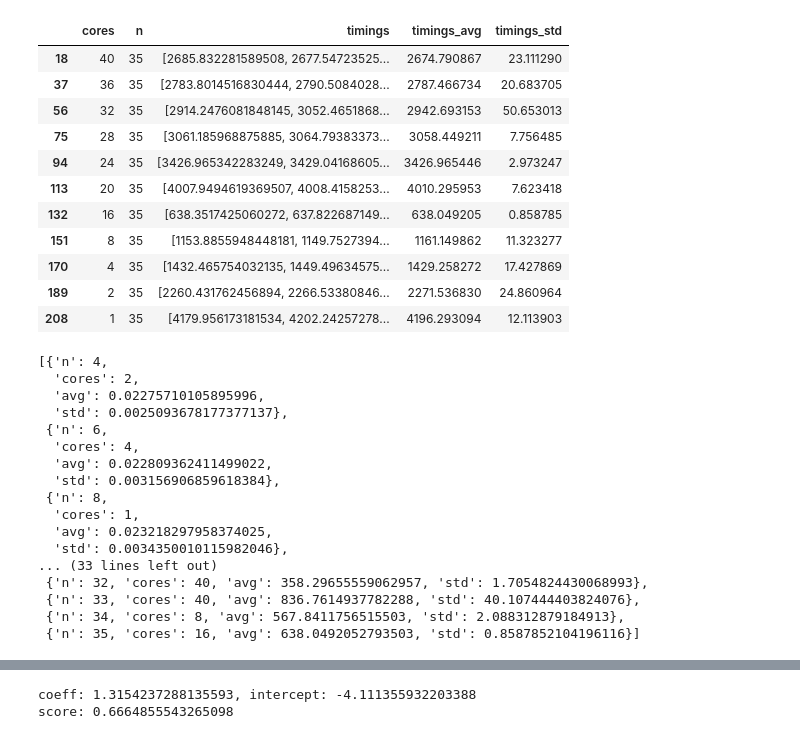
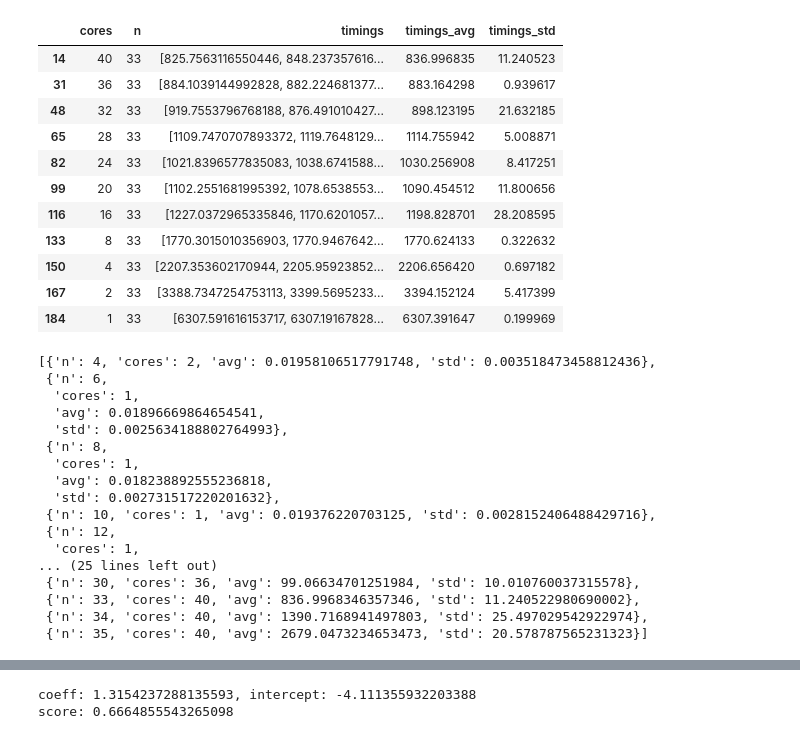
Before and after one commit to soudy/bachelor-thesis, a Jupyter notebook: notebooks/visualizations/QX benchmark visualization.ipynb, the cells around one changed output, grey strips where cells are left out. Cells and saved outputs as stored; diff of their text form; code cells hidden in the pictures.

Commit message:
Correct benchmark results

```diff
--- a/notebooks/visualizations/QX benchmark visualization.ipynb
+++ b/notebooks/visualizations/QX benchmark visualization.ipynb
@@ -11,7 +11,7 @@ results = []
 for core in cores:
     for n in ns:
         try:
-            timings = np.load(f'./data/qx_benchmark_fat_soil_shared_64bit/qaoa_n{n}_cores{core}.npz', allow_pickle=True)
+            timings = np.load(f'./data/qx_benchmark_fat_soil_shared/qx_benchmark_fat_soil_shared//qaoa_n{n}_cores{core}.npz', allow_pickle=True)
         except FileNotFoundError:
             print(f"{n} with {core} cores took too long - no data")
             # catch this later, took too long to simulate
@@ -47,51 +64,52 @@ df
 # %%
 with pd.option_context('display.max_colwidth', -1):
-  display(df[df["n"] == 35])
+  display(df[df["n"] == 33])
 # %% [output]
 |  | cores | n | timings | timings_avg | timings_std |
-| 18 | 40 | 35 | [2685.832281589508, 2677.54723525... | 2674.790867 | 23.111290 |
-| 37 | 36 | 35 | [2783.8014516830444, 2790.5084028... | 2787.466734 | 20.683705 |
-| 56 | 32 | 35 | [2914.2476081848145, 3052.4651868... | 2942.693153 | 50.653013 |
-| 75 | 28 | 35 | [3061.185968875885, 3064.79383373... | 3058.449211 | 7.756485 |
-| 94 | 24 | 35 | [3426.965342283249, 3429.04168605... | 3426.965446 | 2.973247 |
-| 113 | 20 | 35 | [4007.9494619369507, 4008.4158253... | 4010.295953 | 7.623418 |
-| 132 | 16 | 35 | [638.3517425060272, 637.822687149... | 638.049205 | 0.858785 |
-| 151 | 8 | 35 | [1153.8855948448181, 1149.7527394... | 1161.149862 | 11.323277 |
-| 170 | 4 | 35 | [1432.465754032135, 1449.49634575... | 1429.258272 | 17.427869 |
-| 189 | 2 | 35 | [2260.431762456894, 2266.53380846... | 2271.536830 | 24.860964 |
-| 208 | 1 | 35 | [4179.956173181534, 4202.24257278... | 4196.293094 | 12.113903 |
+| 14 | 40 | 33 | [825.7563116550446, 848.237357616... | 836.996835 | 11.240523 |
+| 31 | 36 | 33 | [884.1039144992828, 882.224681377... | 883.164298 | 0.939617 |
+| 48 | 32 | 33 | [919.7553796768188, 876.491010427... | 898.123195 | 21.632185 |
+| 65 | 28 | 33 | [1109.7470707893372, 1119.7648129... | 1114.755942 | 5.008871 |
+| 82 | 24 | 33 | [1021.8396577835083, 1038.6741588... | 1030.256908 | 8.417251 |
+| 99 | 20 | 33 | [1102.2551681995392, 1078.6538553... | 1090.454512 | 11.800656 |
+| 116 | 16 | 33 | [1227.0372965335846, 1170.6201057... | 1198.828701 | 28.208595 |
+| 133 | 8 | 33 | [1770.3015010356903, 1770.9467642... | 1770.624133 | 0.322632 |
+| 150 | 4 | 33 | [2207.353602170944, 2205.95923852... | 2206.656420 | 0.697182 |
+| 167 | 2 | 33 | [3388.7347254753113, 3399.5695233... | 3394.152124 | 5.417399 |
+| 184 | 1 | 33 | [6307.591616153717, 6307.19167828... | 6307.391647 | 0.199969 |
 # %%
 min_avg_timings = []
 
 for n in ns:
-    min_idx = df[df["n"] == n]["timings_avg"].idxmin()
-    min_row = df.iloc[min_idx]
-    min_avg_timings.append({
-        "n": n,
-        "cores": min_row["cores"],
-        "avg": min_row["timings_avg"],
-        "std": min_row["timings_std"]
-    })
+    if not df[df["n"] == n]["timings_avg"].empty:
+        min_idx = df[df["n"] == n]["timings_avg"].idxmin()
+        min_row = df.iloc[min_idx]
+        min_avg_timings.append({
+            "n": n,
+            "cores": min_row["cores"],
+            "avg": min_row["timings_avg"],
+            "std": min_row["timings_std"]
+        })
 
 min_avg_timings
 # %% [output]
-[{'n': 4,
-  'cores': 2,
-  'avg': 0.02275710105895996,
-  'std': 0.0025093678177377137},
+[{'n': 4, 'cores': 2, 'avg': 0.01958106517791748, 'std': 0.003518473458812436},
  {'n': 6,
-  'cores': 4,
-  'avg': 0.022809362411499022,
-  'std': 0.003156906859618384},
+  'cores': 1,
+  'avg': 0.01896669864654541,
+  'std': 0.0025634188802764993},
  {'n': 8,
   'cores': 1,
-  'avg': 0.023218297958374025,
-  'std': 0.0034350010115982046},
-... (33 lines left out)
- {'n': 32, 'cores': 40, 'avg': 358.29655559062957, 'std': 1.7054824430068993},
- {'n': 33, 'cores': 40, 'avg': 836.7614937782288, 'std': 40.107444403824076},
- {'n': 34, 'cores': 8, 'avg': 567.8411756515503, 'std': 2.088312879184913},
- {'n': 35, 'cores': 16, 'avg': 638.0492052793503, 'std': 0.8587852104196116}]
+  'avg': 0.018238892555236818,
+  'std': 0.002731517220201632},
+ {'n': 10, 'cores': 1, 'avg': 0.019376220703125, 'std': 0.0028152406488429716},
+ {'n': 12,
+  'cores': 1,
+... (25 lines left out)
+ {'n': 30, 'cores': 36, 'avg': 99.06634701251984, 'std': 10.010760037315578},
+ {'n': 33, 'cores': 40, 'avg': 836.9968346357346, 'std': 11.240522980690002},
+ {'n': 34, 'cores': 40, 'avg': 1390.7168941497803, 'std': 25.497029542922974},
+ {'n': 35, 'cores': 40, 'avg': 2679.0473234653473, 'std': 20.578787565231323}]
 # %%
 for n in ns:
     rows = df[df["n"] == n].sort_values(by=["cores"])
```
Also changed, not shown: parts of 2 cells of this notebook, 35 other files.
